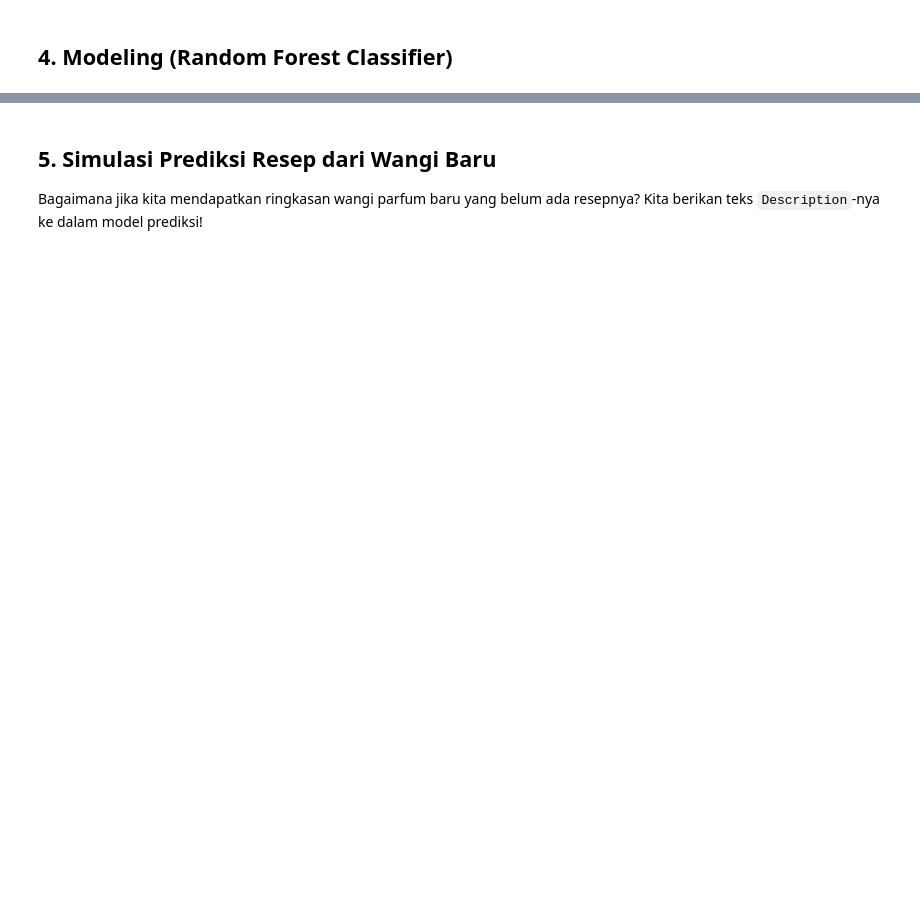
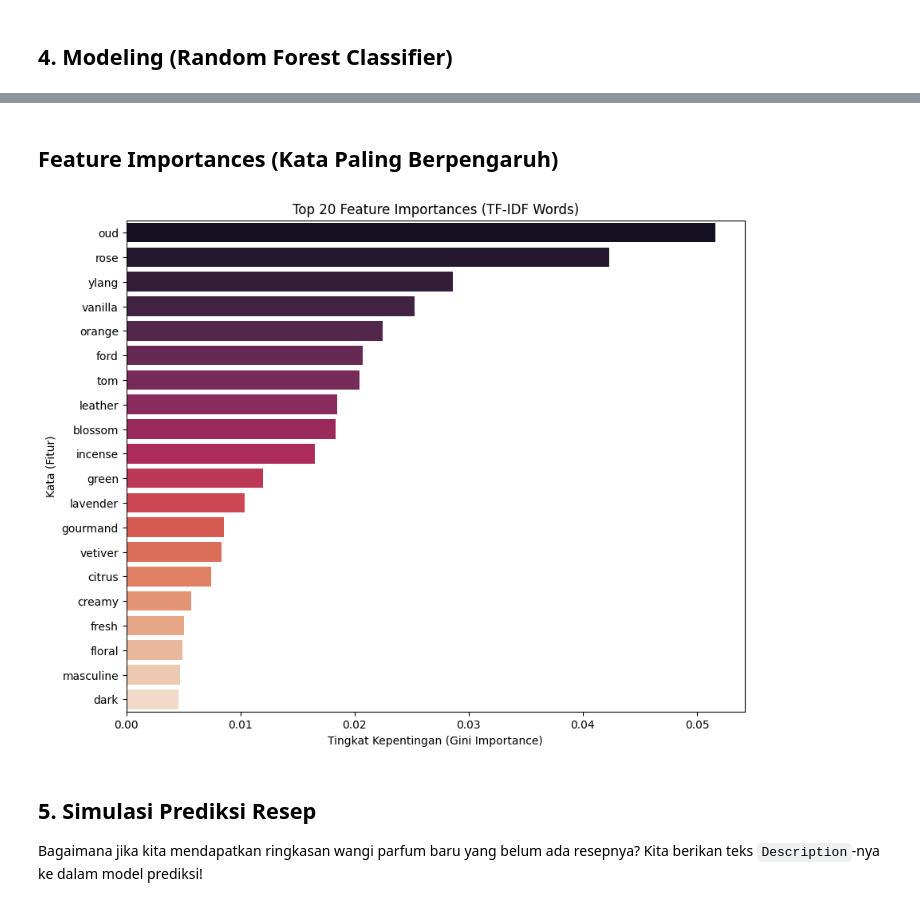
Before and after one commit to desales24/Tugas-Akhir-ML, a Jupyter notebook: minyak_wangi/prediksi_resep_parfum.ipynb, the cells around one changed output, grey strips where cells are left out. Drawn from its saved outputs; the diff is of its cells as text; code cells hidden in the pictures; blank space fills up the shorter version.

```diff
--- a/minyak_wangi/prediksi_resep_parfum.ipynb
+++ b/minyak_wangi/prediksi_resep_parfum.ipynb
@@ -144,5 +195,27 @@ weighted avg       0.74      0.73      0.73       423
+# %% [markdown]
+## Feature Importances (Kata Paling Berpengaruh)
+# %%
+# Mengambil feature importance dari Random Forest Model
+importances = rf_model.feature_importances_
+
+# Mengambil nama fitur (kata-kata) dari TF-IDF Vectorizer
+feature_names = tfidf_supervised.get_feature_names_out()
+
+# Membuat dataframe untuk memudahkan visualisasi
+idx_top20 = np.argsort(importances)[-20:][::-1]
+top20_features = feature_names[idx_top20]
+top20_importances = importances[idx_top20]
+
+plt.figure(figsize=(10, 8))
+sns.barplot(x=top20_importances, y=top20_features, palette='rocket')
+plt.title('Top 20 Feature Importances (TF-IDF Words)')
+plt.xlabel('Tingkat Kepentingan (Gini Importance)')
+plt.ylabel('Kata (Fitur)')
+plt.show()
+# %% [output]
+[figure, added]
 # %% [markdown]
-## 5. Simulasi Prediksi Resep dari Wangi Baru
+## 5. Simulasi Prediksi Resep
 
 Bagaimana jika kita mendapatkan ringkasan wangi parfum baru yang belum ada resepnya? Kita berikan teks `Description`-nya ke dalam model prediksi!
 # %%
```
Also changed, not shown: parts of 7 cells of this notebook, 1 other file.
